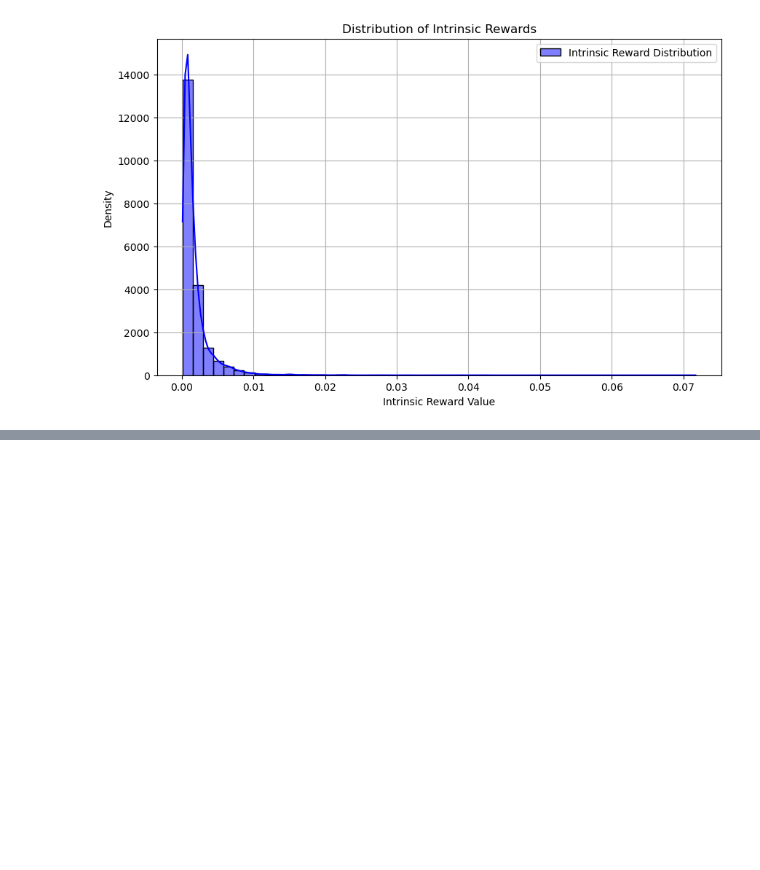
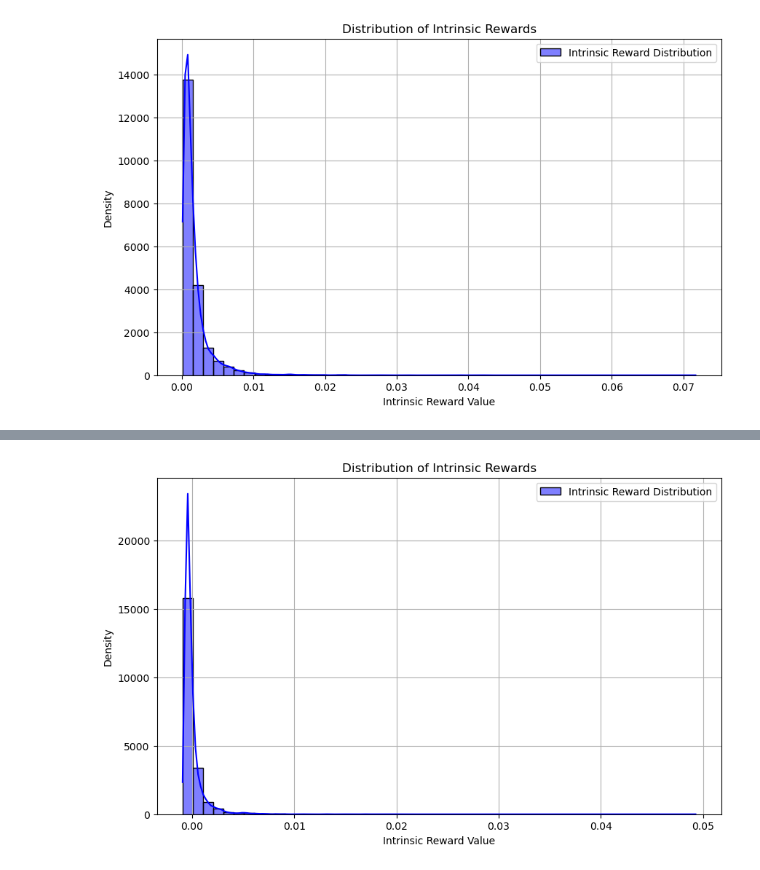
Before and after one commit to QuantumMisaka/dpeva, a Jupyter notebook: example/dpdesc_rnd.ipynb, the cells around one changed output, grey strips where cells are left out. Cells and saved outputs as stored; diff of their text form; code cells hidden in the pictures; blank space fills up the shorter version.

```diff
--- a/example/dpdesc_rnd.ipynb
+++ b/example/dpdesc_rnd.ipynb
@@ -706,0 +944,13 @@ plt.show()
+# %%
+# another try 01072000
+plt.figure(figsize=(10, 6))
+#sns.kdeplot(intrinsic_rewards, color="blue", label="Intrinsic Reward Distribution")  # 使用核密度估计绘制分布曲线
+sns.histplot(intrinsic_rewards, color="blue", label="Intrinsic Reward Distribution", bins=50, kde=True)
+plt.title("Distribution of Intrinsic Rewards")
+plt.xlabel("Intrinsic Reward Value")
+plt.ylabel("Density")
+plt.legend()
+plt.grid(True)
+plt.show()
+# %% [output]
+[figure, added]
```
Also changed, not shown: parts of 7 cells of this notebook, 2 other files.
